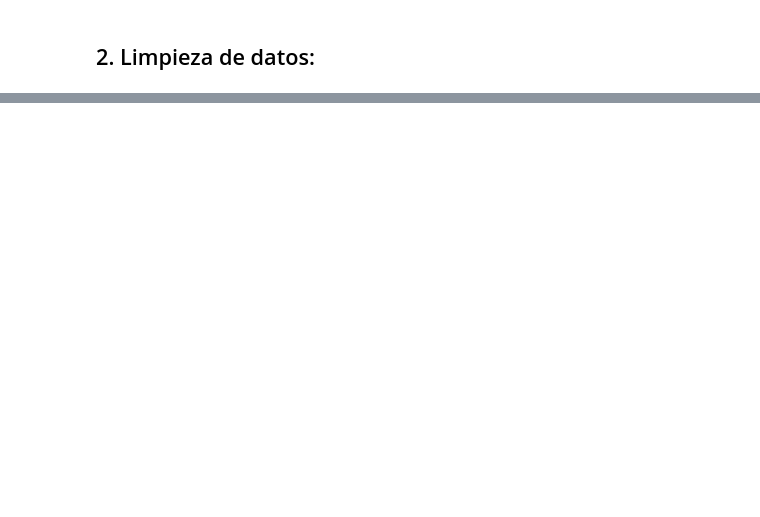
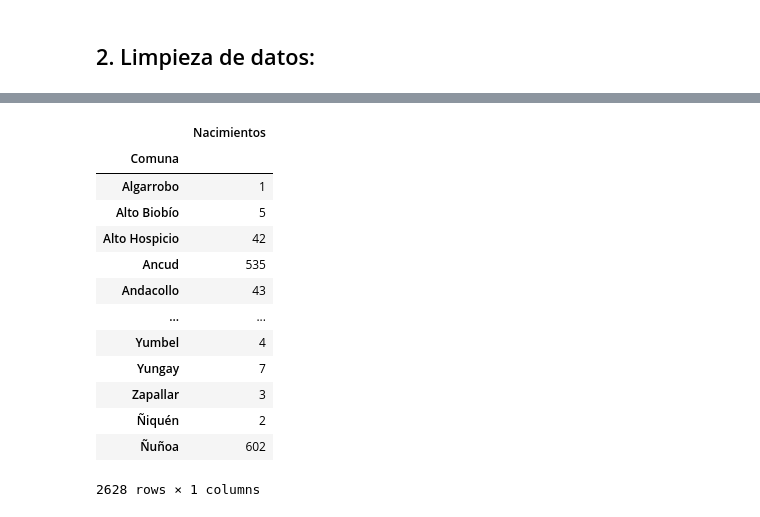
Before and after one commit to 08benja08p/Grupo-8-CDD, a Jupyter notebook: Proyecto/Proyecto_CDD.ipynb, the cells around one changed output, grey strips where cells are left out. Drawn from its saved outputs; the diff is of its cells as text; code cells hidden in the pictures; blank space fills up the shorter version.

```diff
--- a/Proyecto/Proyecto_CDD.ipynb
+++ b/Proyecto/Proyecto_CDD.ipynb
@@ -193 +363,22 @@ for ano in range(2011, 2021):
+# %%
+#Conjunto de datos V: Sobre natalidad anual por comuna
+datas_natalidad_total = pd.concat([datas_natalidad[ano] for ano in range(2011,2021)])
+datas_natalidad_total
+datas_natalidad_total = datas_natalidad_total.groupby(by = 'Comuna').sum()
+datas_natalidad_total.reset_index(inplace = True)
+# %% [output]
+|  | Nacimientos |
+| Comuna |  |
+| Algarrobo | 1 |
+| Alto Biobío | 5 |
+| Alto Hospicio | 42 |
+| Ancud | 535 |
+| Andacollo | 43 |
+| ... | ... |
+| Yumbel | 4 |
+| Yungay | 7 |
+| Zapallar | 3 |
+| Ñiquén | 2 |
+| Ñuñoa | 602 |
+2628 rows × 1 columns
 # %%
```
Also changed, not shown: parts of 31 cells of this notebook.
